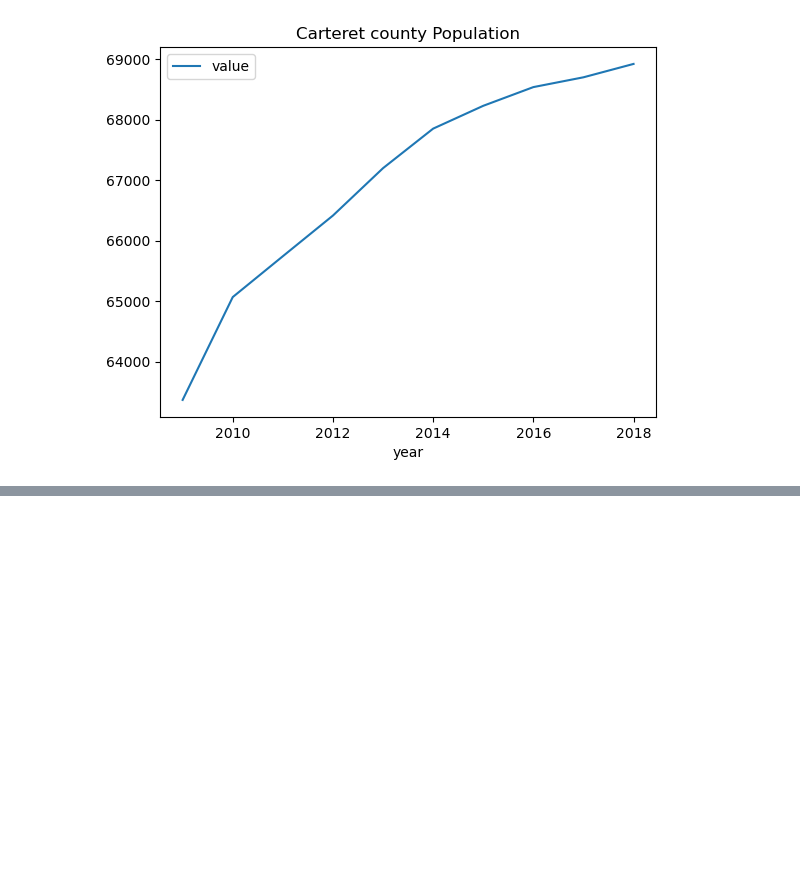
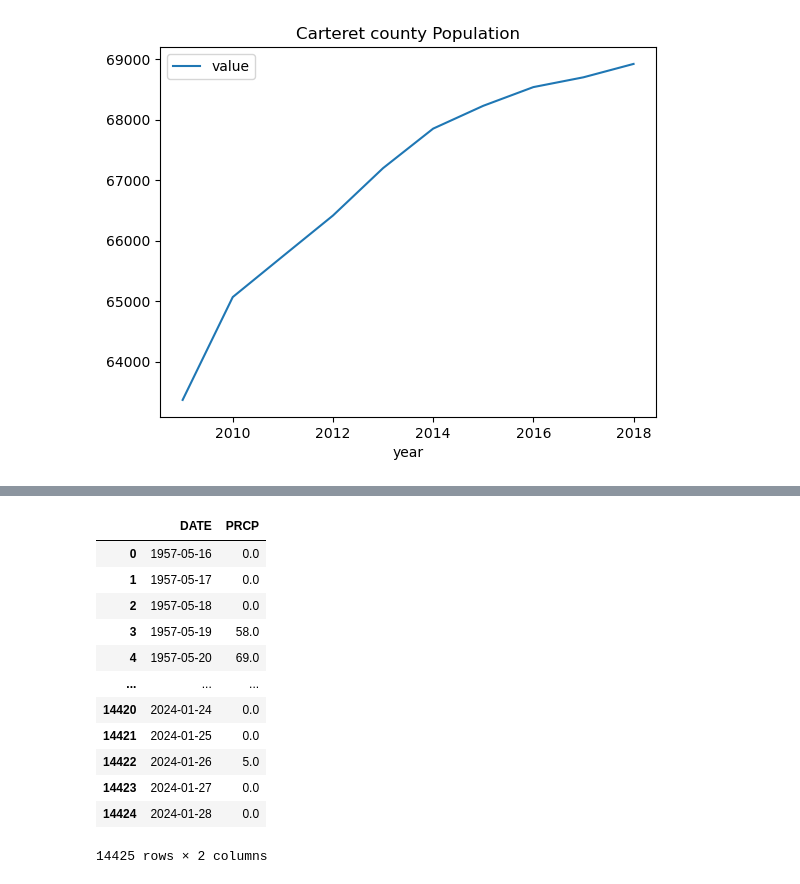
Before and after one commit to tristanperry17/Project-01, a Jupyter notebook: Main.ipynb, the cells around one changed output, grey strips where cells are left out. Cells and saved outputs as stored; diff of their text form; code cells hidden in the pictures; blank space fills up the shorter version.

```diff
--- a/Main.ipynb
+++ b/Main.ipynb
@@ -437,11 +477,25 @@ plt.show()
 # %%
 data = pd.read_csv("Resources/Ocracoke.csv")
 
-rainfall_df = data[["DATE","PRCP"]]
-rainfall_df
+ocracoke_csv = data[["DATE","PRCP"]]
+ocracoke_csv
 
 #new_data = rainfall_df.groupby(['DATE'])['PRCP'].sum()
 #new_data
+# %% [output]
+|  | DATE | PRCP |
+| 0 | 1957-05-16 | 0.0 |
+| 1 | 1957-05-17 | 0.0 |
+| 2 | 1957-05-18 | 0.0 |
+| 3 | 1957-05-19 | 58.0 |
+| 4 | 1957-05-20 | 69.0 |
+| ... | ... | ... |
+| 14420 | 2024-01-24 | 0.0 |
+| 14421 | 2024-01-25 | 0.0 |
+| 14422 | 2024-01-26 | 5.0 |
+| 14423 | 2024-01-27 | 0.0 |
+| 14424 | 2024-01-28 | 0.0 |
+14425 rows × 2 columns
 # %%
 # Specify the columns for the x and y axes
 x_column = 'DATE'
```
Also changed, not shown: parts of 24 cells of this notebook.
